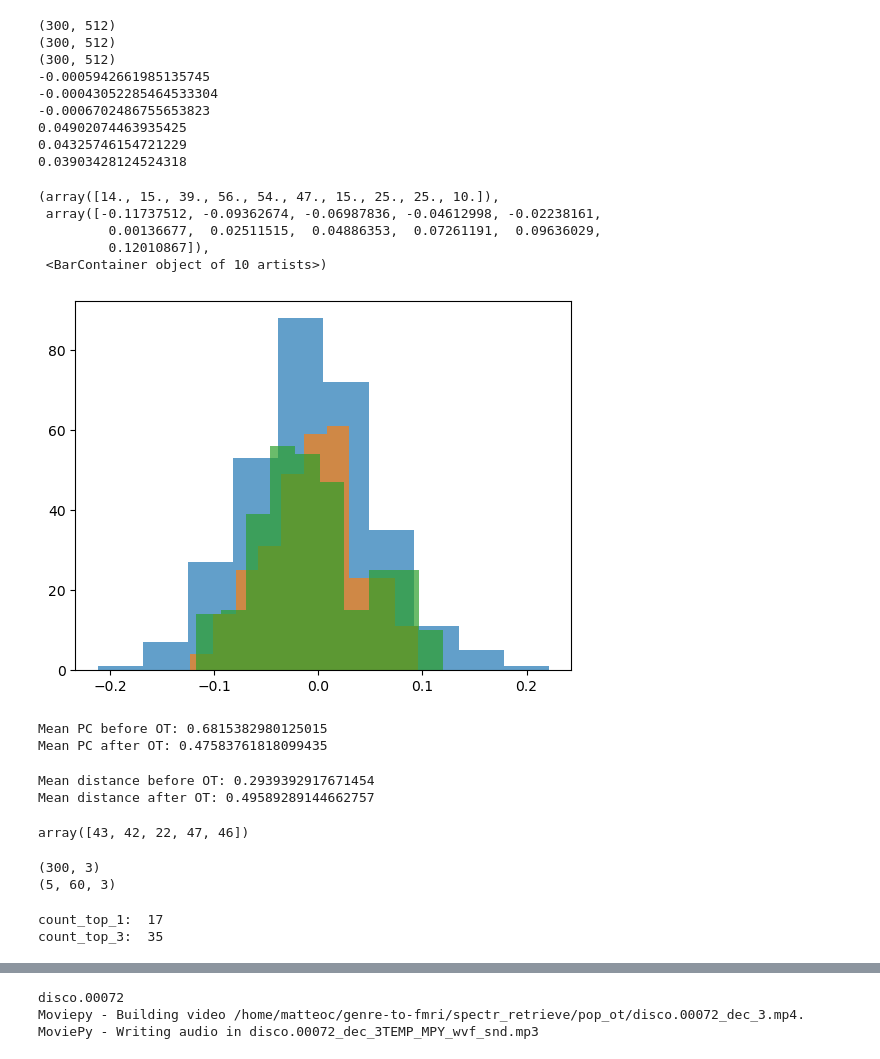
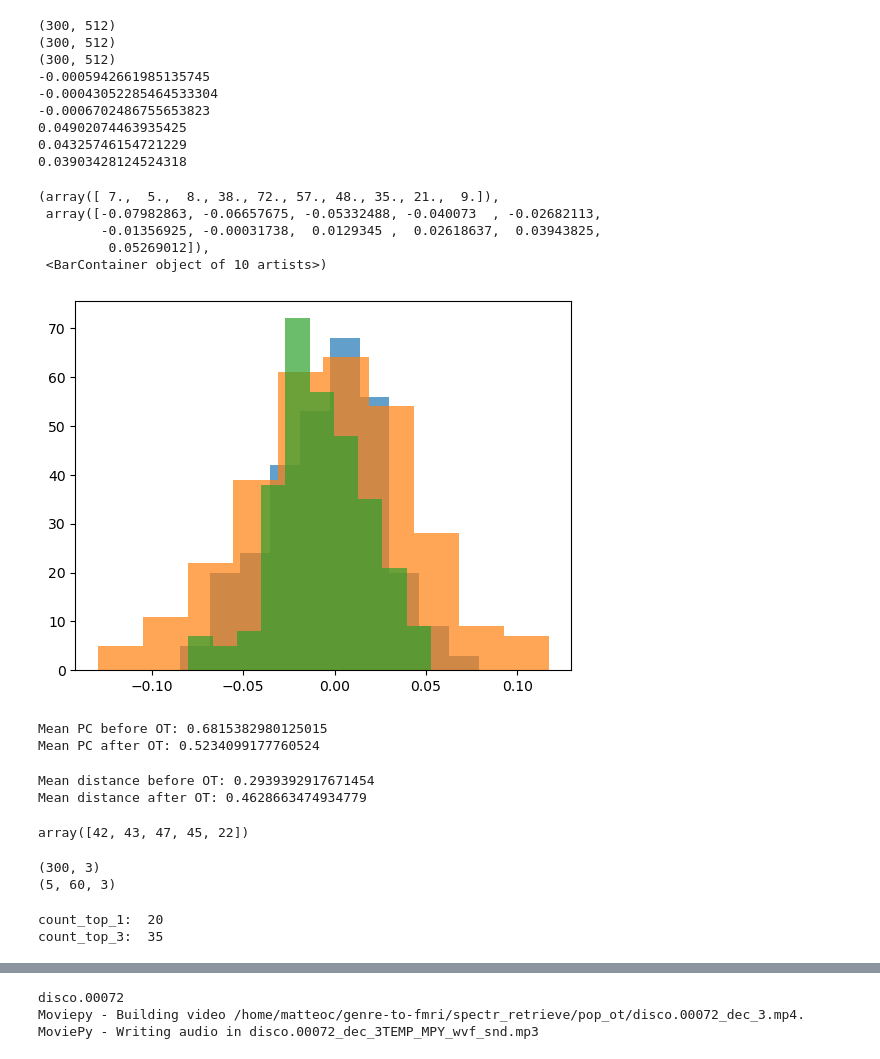
Before and after one commit to mattciff5/genre-to-fmri, a Jupyter notebook: AudioGen_OT.ipynb, the cells around one changed output, grey strips where cells are left out. Cells and saved outputs as stored; diff of their text form; code cells hidden in the pictures.

```diff
--- a/AudioGen_OT.ipynb
+++ b/AudioGen_OT.ipynb
@@ -506,5 +501,12 @@ Epoch 150/150, Total Loss: 2.858474016189575, OT Loss: 0.08026157319545746, Cont
 # %%
+from sklearn.linear_model import LogisticRegression, RidgeCV, Ridge
+
 brain_to_latent_torch.eval()
 with torch.no_grad():
     # audio_feat_pred_ot = brain_to_latent_torch(X_test_torch)
     audio_feat_pred_ot = brain_to_latent_torch(audio_feat_pred_test_torch)
+
+
+brain_to_latent=Ridge(alpha=20)
+brain_to_latent.fit(X_train, train_audio_feat_aligned)
+audio_feat_pred=brain_to_latent.predict(X_test)
@@ -715,18 +782,18 @@ print(np.std(audio_feat_pred_ot))
 0.04325746154721229
 0.03903428124524318
 # %%
-select_feature = 0
+select_feature = 7
 
-plt.hist(audio_feat_pred[:,select_feature], alpha=0.7)
-plt.hist(audio_feat_pred_ot[:,select_feature], alpha=0.7)
-plt.hist(test_audio_feat_aligned[:,select_feature], alpha=0.7)
+plt.hist(audio_feat_pred[:,select_feature], alpha=0.7)     # blue
+plt.hist(audio_feat_pred_ot[:,select_feature].cpu().numpy(), alpha=0.7) # orange
+plt.hist(test_audio_feat_aligned[:,select_feature], alpha=0.7) # green
 # %% [output]
-(array([14., 15., 39., 56., 54., 47., 15., 25., 25., 10.]),
- array([-0.11737512, -0.09362674, -0.06987836, -0.04612998, -0.02238161,
-         0.00136677,  0.02511515,  0.04886353,  0.07261191,  0.09636029,
-         0.12010867]),
+(array([ 7.,  5.,  8., 38., 72., 57., 48., 35., 21.,  9.]),
+ array([-0.07982863, -0.06657675, -0.05332488, -0.040073  , -0.02682113,
+        -0.01356925, -0.00031738,  0.0129345 ,  0.02618637,  0.03943825,
+         0.05269012]),
  <BarContainer object of 10 artists>)
-[figure, old version]
+[figure, new version]
 # %%
 pc_before = []
 pc_after = []
@@ -743,7 +810,7 @@ print("Mean PC before OT:", np.array(pc_before).mean())
 print("Mean PC after OT:", np.array(pc_after).mean())
 # %% [output]
 Mean PC before OT: 0.6815382980125015
-Mean PC after OT: 0.47583761818099435
+Mean PC after OT: 0.5234099177760524
 # %%
 from sklearn.neighbors import NearestNeighbors
 nbrs = NearestNeighbors(n_neighbors=5, metric='cosine').fit(test_audio_feat_aligned[0:60])
@@ -754,11 +821,11 @@ print("Mean distance before OT:", distances_before.mean())
 print("Mean distance after OT:", distances.mean())
 # %% [output]
 Mean distance before OT: 0.2939392917671454
-Mean distance after OT: 0.49589289144662757
+Mean distance after OT: 0.4628663474934779
 # %%
 top_indices[43]
 # %% [output]
-array([43, 42, 22, 47, 46])
+array([42, 43, 47, 45, 22])
 # %%
 top_indices_3 = top_indices[:,:3]
 top_indices_3subj = top_indices_3.reshape([5, 60, 3])
@@ -788,5 +855,5 @@ for idx in range(60):
 print('count_top_1: ',count_top_1)
 print('count_top_3: ',count_top_3)
 # %% [output]
-count_top_1:  17
+count_top_1:  20
 count_top_3:  35
```
Also changed, not shown: parts of 14 cells of this notebook, 2 other files.
